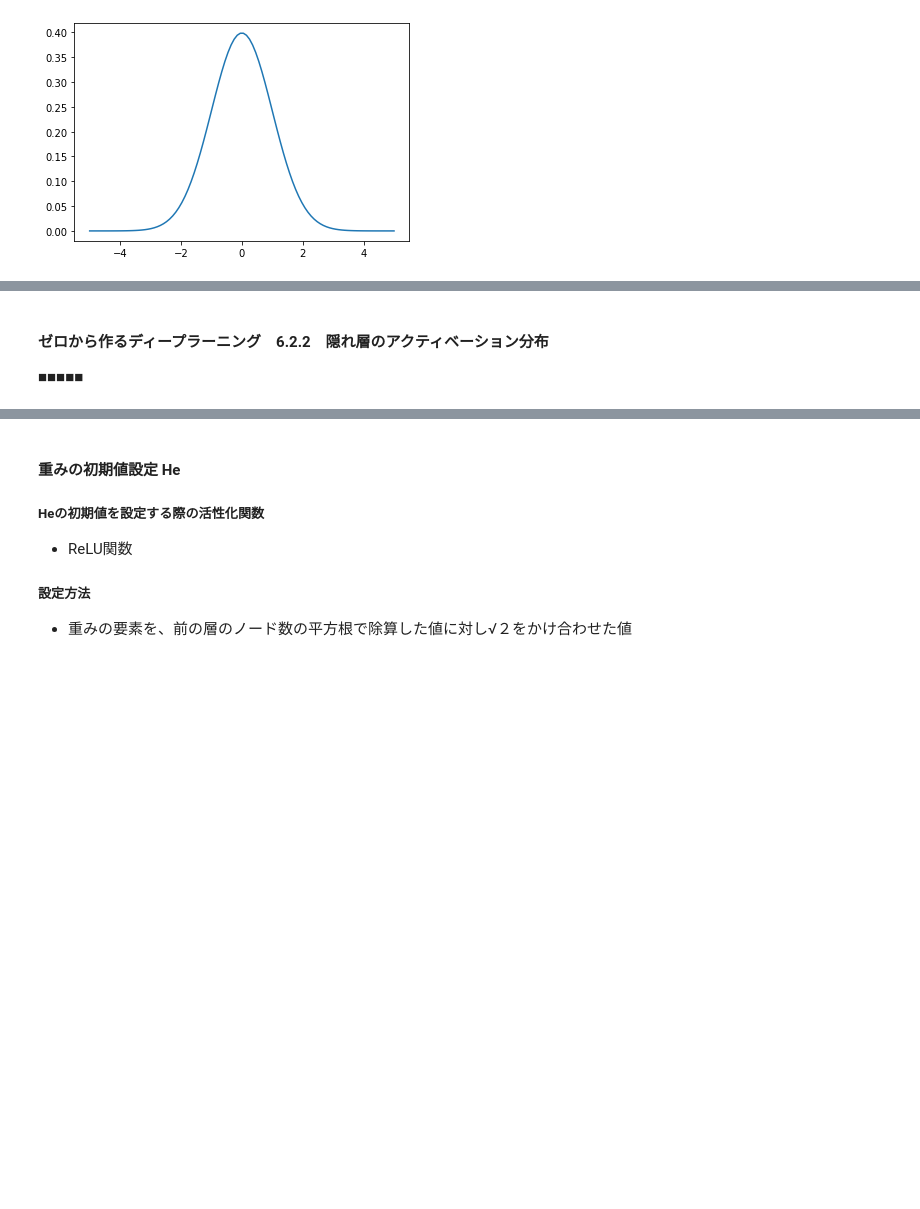
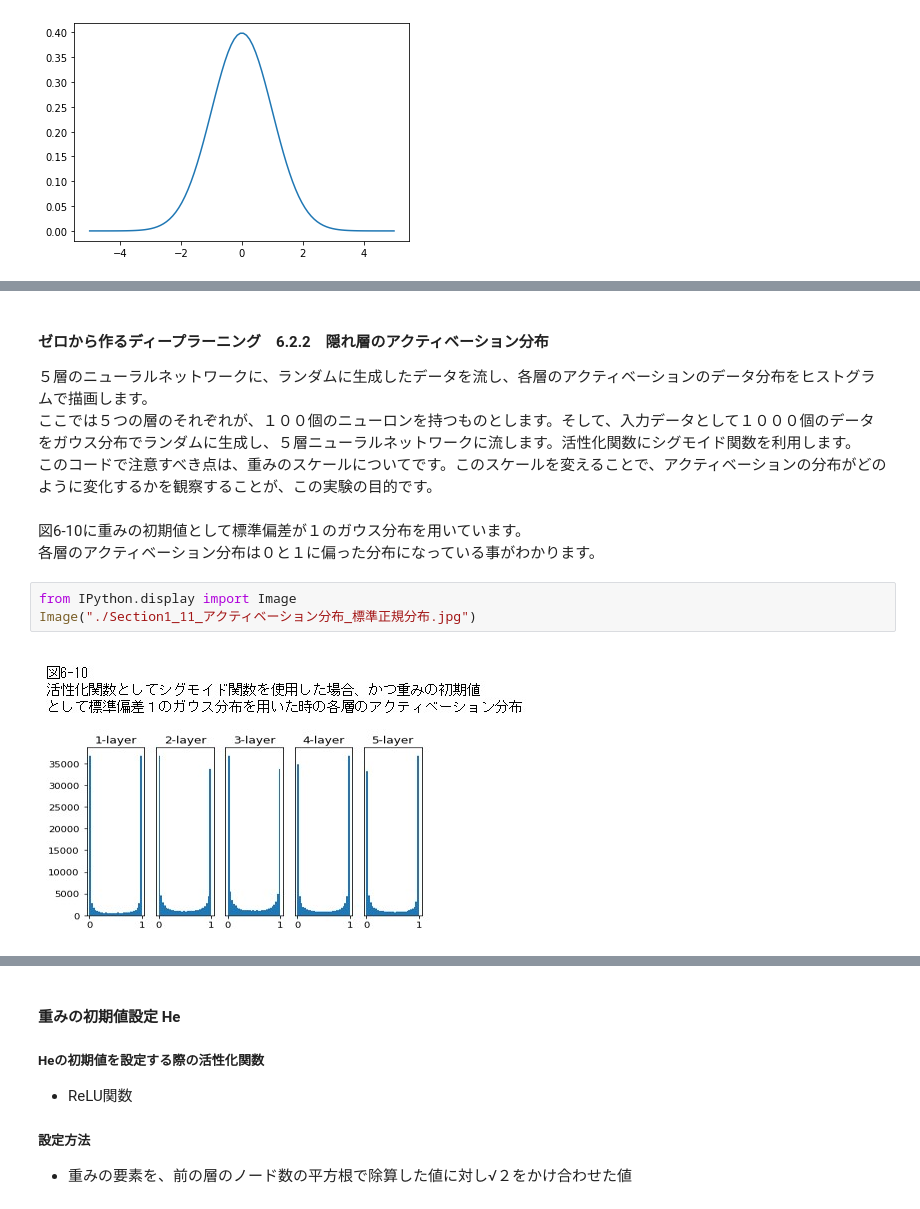
Before and after one commit to takasaki376/rabbit-report, a Jupyter notebook: stage3-day2/Section1：勾配消失問題.ipynb, the cells around one changed output, grey strips where cells are left out. Drawn from its saved outputs; the diff is of its cells as text; blank space fills up the shorter version.

```diff
--- a/stage3-day2/Section1：勾配消失問題.ipynb
+++ b/stage3-day2/Section1：勾配消失問題.ipynb
@@ -117,4 +125,14 @@ plt.show()
 # %% [markdown]
 #### ゼロから作るディープラーニング　6.2.2　隠れ層のアクティベーション分布
 
-■■■■■
+５層のニューラルネットワークに、ランダムに生成したデータを流し、各層のアクティベーションのデータ分布をヒストグラムで描画します。 \
+ここでは５つの層のそれぞれが、１００個のニューロンを持つものとします。そして、入力データとして１０００個のデータをガウス分布でランダムに生成し、５層ニューラルネットワークに流します。活性化関数にシグモイド関数を利用します。 \
+このコードで注意すべき点は、重みのスケールについてです。このスケールを変えることで、アクティベーションの分布がどのように変化するかを観察することが、この実験の目的です。
+# %% [markdown]
+図6-10に重みの初期値として標準偏差が１のガウス分布を用いています。 \
+各層のアクティベーション分布は０と１に偏った分布になっている事がわかります。
+# %%
+from IPython.display import Image
+Image("./Section1_11_アクティベーション分布_標準正規分布.jpg")
+# %% [output]
+[figure, added]
```
Also changed, not shown: parts of 13 cells of this notebook, 6 other files.
